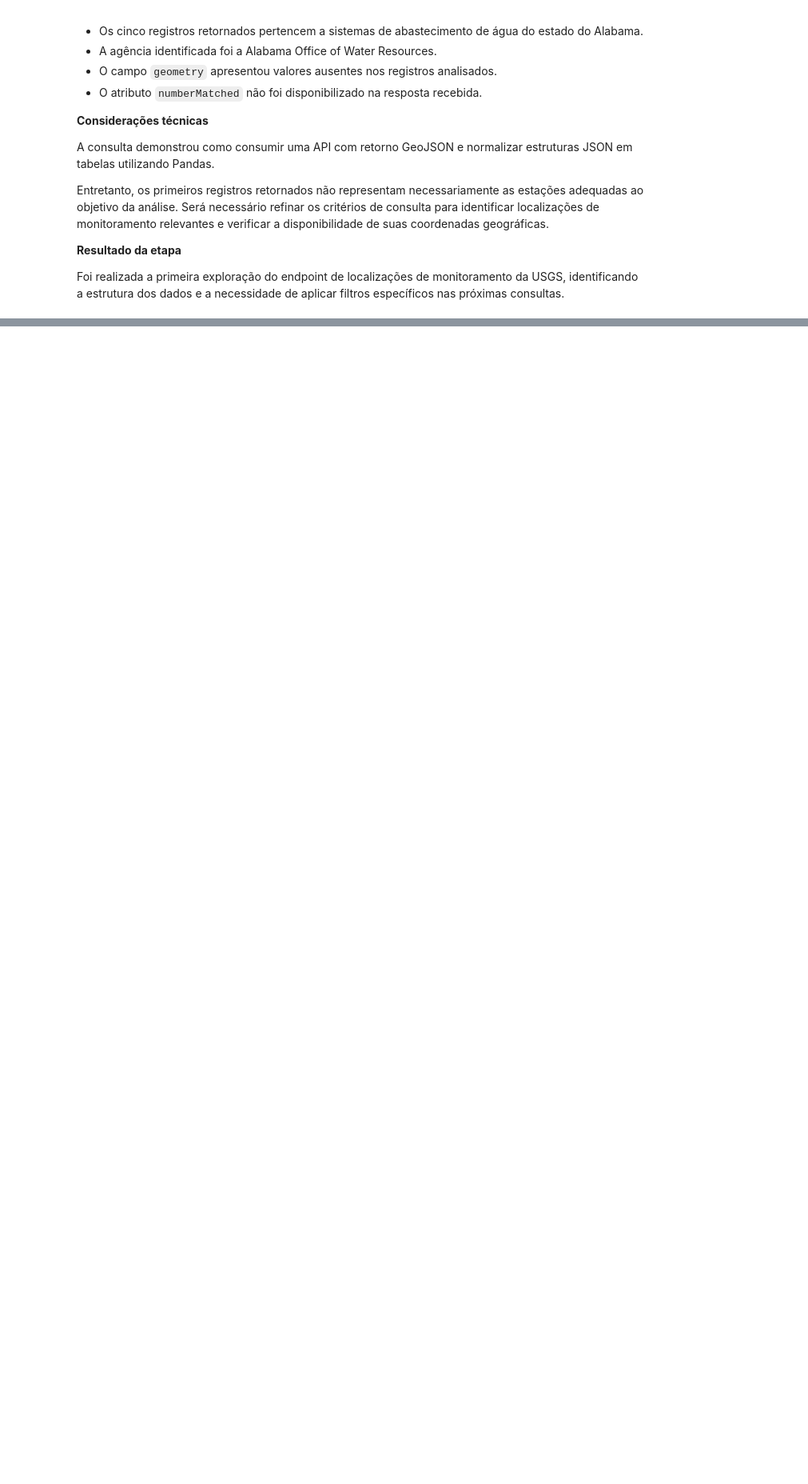
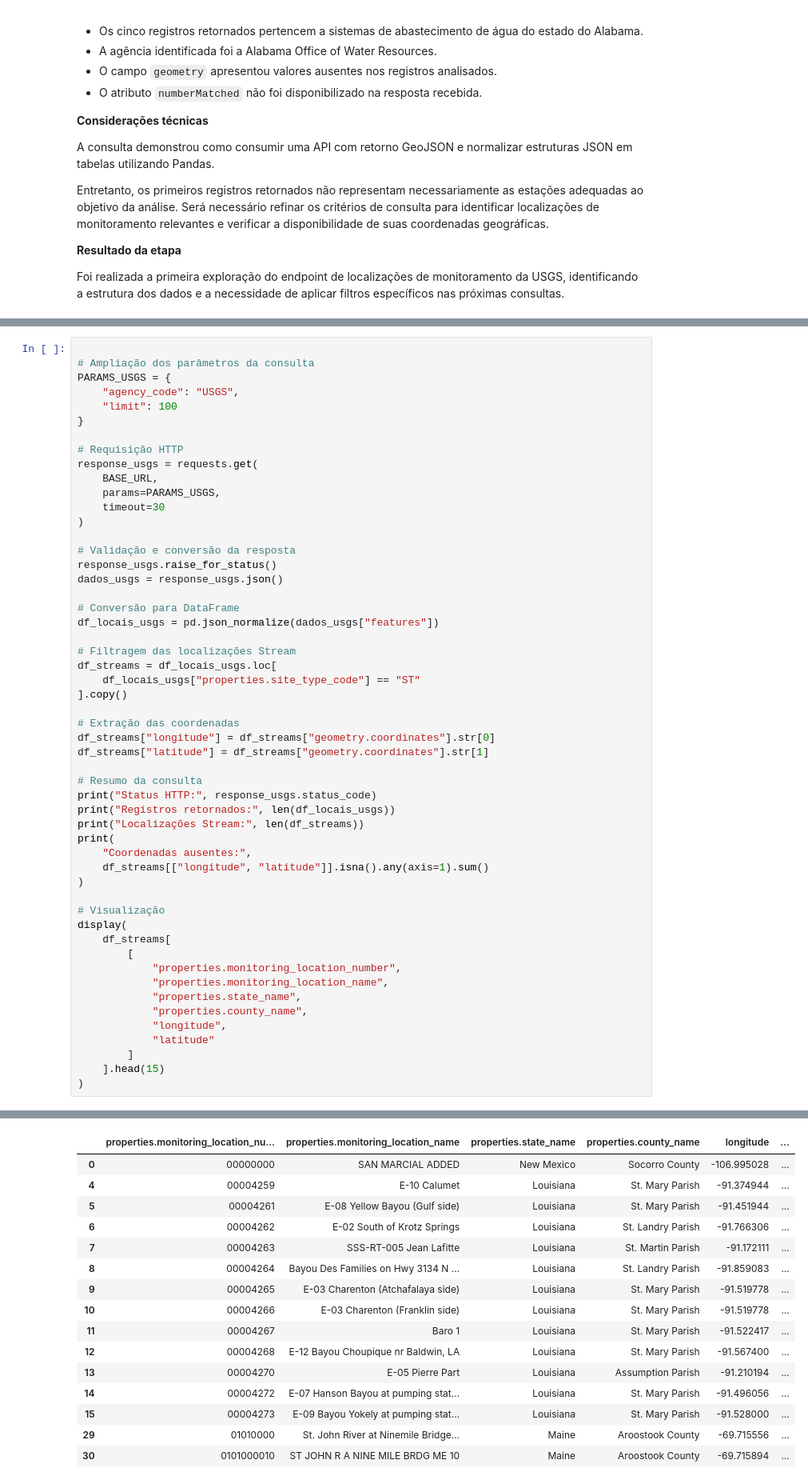
Before and after one commit to Maycon47/FT03-Python, a Jupyter notebook: notebooks/01_data_discovery_usgs.ipynb, the cells around one changed output, grey strips where cells are left out. Shown at 80% size. Drawn from its saved outputs; the diff is of its cells as text; blank space fills up the shorter version.

Commit message:
feat: implementa pipeline de engenharia de dados USGS e Open-Meteo

```diff
--- a/notebooks/01_data_discovery_usgs.ipynb
+++ b/notebooks/01_data_discovery_usgs.ipynb
@@ -1557,0 +1832,54 @@ Foi realizada a primeira exploração do endpoint de localizações de monitoram
+# %%
+
+# Ampliação dos parâmetros da consulta
+PARAMS_USGS = {
+    "agency_code": "USGS",
+    "limit": 100
+}
+
+# Requisição HTTP
+response_usgs = requests.get(
+    BASE_URL,
+    params=PARAMS_USGS,
+    timeout=30
+)
+
+# Validação e conversão da resposta
+response_usgs.raise_for_status()
+dados_usgs = response_usgs.json()
+
+# Conversão para DataFrame
+df_locais_usgs = pd.json_normalize(dados_usgs["features"])
+
+# Filtragem das localizações Stream
+df_streams = df_locais_usgs.loc[
+    df_locais_usgs["properties.site_type_code"] == "ST"
+].copy()
+
+# Extração das coordenadas
+df_streams["longitude"] = df_streams["geometry.coordinates"].str[0]
+df_streams["latitude"] = df_streams["geometry.coordinates"].str[1]
+
+# Resumo da consulta
+print("Status HTTP:", response_usgs.status_code)
+print("Registros retornados:", len(df_locais_usgs))
+print("Localizações Stream:", len(df_streams))
+print(
+    "Coordenadas ausentes:",
+    df_streams[["longitude", "latitude"]].isna().any(axis=1).sum()
+)
+
+# Visualização
+display(
+    df_streams[
+        [
+            "properties.monitoring_location_number",
+            "properties.monitoring_location_name",
+            "properties.state_name",
+            "properties.county_name",
+            "longitude",
+            "latitude"
+        ]
+    ].head(15)
+)
+# %% [output]
@@ -1557,0 +1890,16 @@ Foi realizada a primeira exploração do endpoint de localizações de monitoram
+|  | properties.monitoring_location_nu... | properties.monitoring_location_name | properties.state_name | properties.county_name | longitude | ... |
+| 0 | 00000000 | SAN MARCIAL ADDED | New Mexico | Socorro County | -106.995028 | ... |
+| 4 | 00004259 | E-10 Calumet | Louisiana | St. Mary Parish | -91.374944 | ... |
+| 5 | 00004261 | E-08 Yellow Bayou (Gulf side) | Louisiana | St. Mary Parish | -91.451944 | ... |
+| 6 | 00004262 | E-02 South of Krotz Springs | Louisiana | St. Landry Parish | -91.766306 | ... |
+| 7 | 00004263 | SSS-RT-005 Jean Lafitte | Louisiana | St. Martin Parish | -91.172111 | ... |
+| 8 | 00004264 | Bayou Des Families on Hwy 3134 N ... | Louisiana | St. Landry Parish | -91.859083 | ... |
+| 9 | 00004265 | E-03 Charenton (Atchafalaya side) | Louisiana | St. Mary Parish | -91.519778 | ... |
+| 10 | 00004266 | E-03 Charenton (Franklin side) | Louisiana | St. Mary Parish | -91.519778 | ... |
+| 11 | 00004267 | Baro 1 | Louisiana | St. Mary Parish | -91.522417 | ... |
+| 12 | 00004268 | E-12 Bayou Choupique nr Baldwin, LA | Louisiana | St. Mary Parish | -91.567400 | ... |
+| 13 | 00004270 | E-05 Pierre Part | Louisiana | Assumption Parish | -91.210194 | ... |
+| 14 | 00004272 | E-07 Hanson Bayou at pumping stat... | Louisiana | St. Mary Parish | -91.496056 | ... |
+| 15 | 00004273 | E-09 Bayou Yokely at pumping stat... | Louisiana | St. Mary Parish | -91.528000 | ... |
+| 29 | 01010000 | St. John River at Ninemile Bridge... | Maine | Aroostook County | -69.715556 | ... |
+| 30 | 0101000010 | ST JOHN R A NINE MILE BRDG ME 10 | Maine | Aroostook County | -69.715894 | ... |
```
Also changed, not shown: parts of 48 cells of this notebook, 18 other files.
